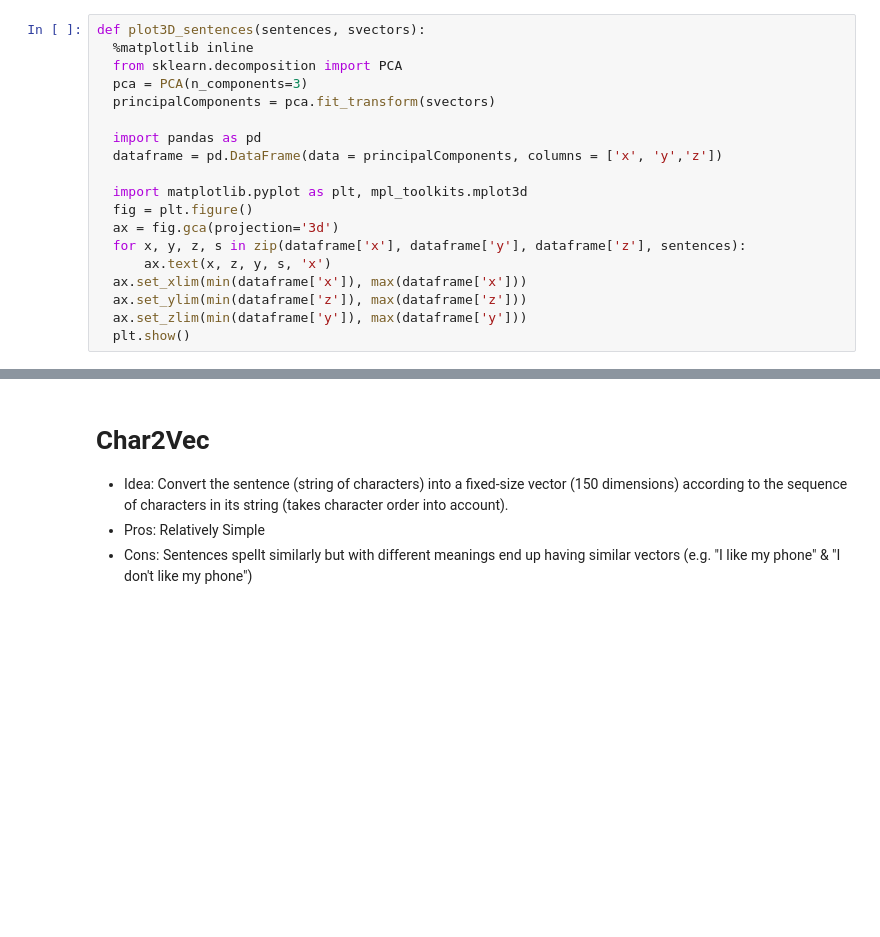
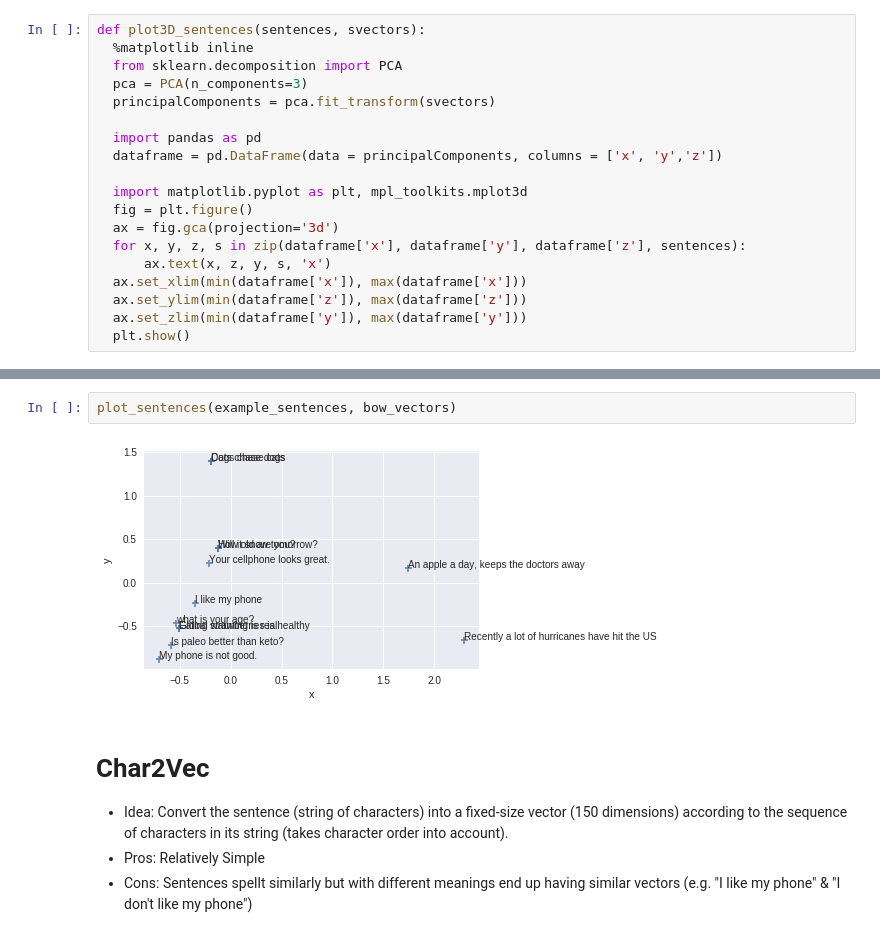
Before and after one commit to mohammedterry/NLP_for_ML, a Jupyter notebook: Sentence_Embeddings.ipynb, the cells around one changed output, grey strips where cells are left out. Saved outputs shown, nothing was run; the diff lists cells and outputs as text; blank space fills up the shorter version.

```diff
--- a/Sentence_Embeddings.ipynb
+++ b/Sentence_Embeddings.ipynb
@@ -68,3 +92,7 @@ def plot3D_sentences(sentences, svectors):
+# %%
+plot_sentences(example_sentences, bow_vectors)
+# %% [output]
+[figure, added]
 # %% [markdown]
 # Char2Vec
 
```
Also changed, not shown: parts of 50 cells of this notebook.
